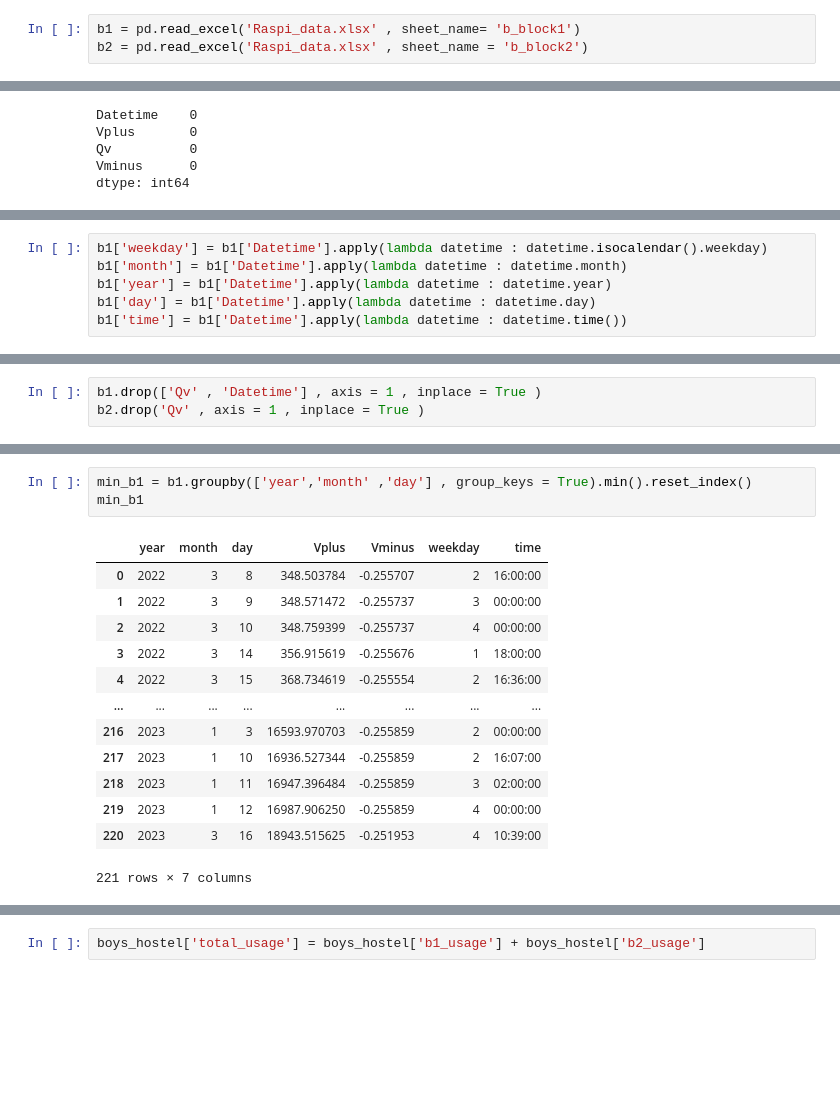
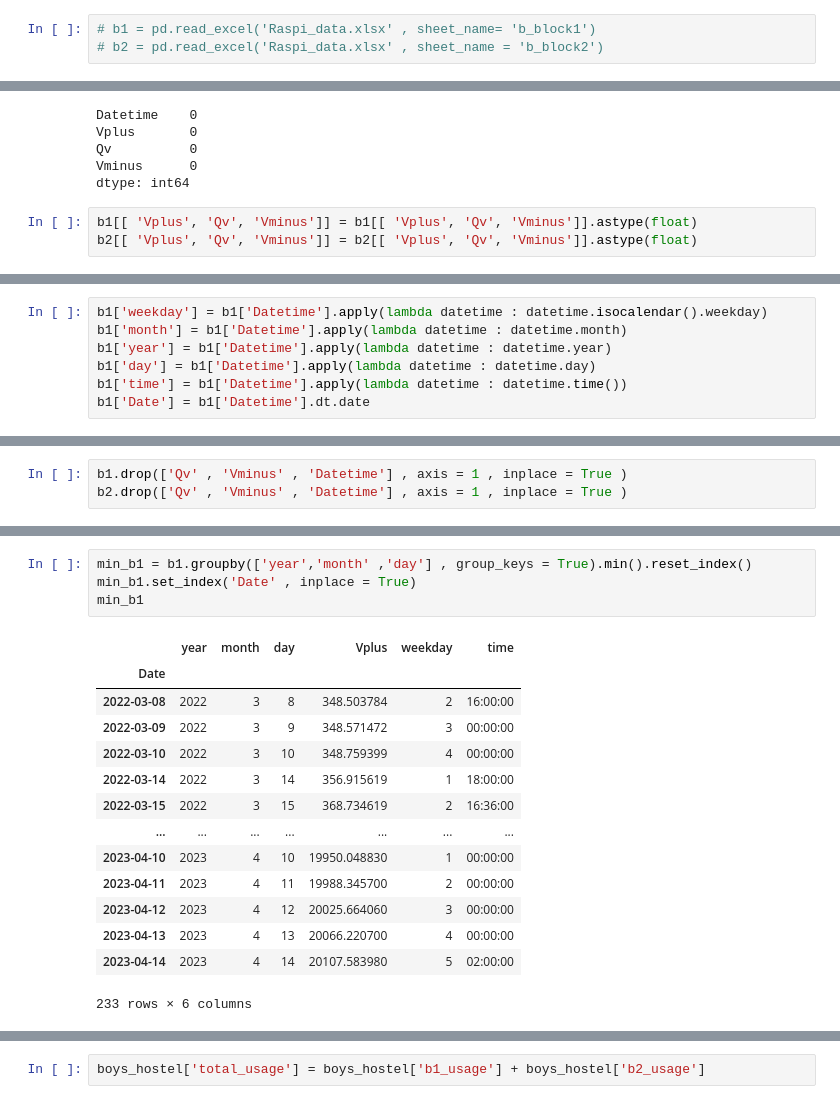
Before and after one commit to digital-twin-water-management/digital-twin-ml-model, a Jupyter notebook: b-block.ipynb, the cells around one changed output, grey strips where cells are left out. Drawn from its saved outputs; the diff is of its cells as text; blank space fills up the shorter version.

```diff
--- a/b-block.ipynb
+++ b/b-block.ipynb
@@ -5,6 +59,6 @@ import matplotlib.pyplot as plt
 # %%
-b1 = pd.read_excel('Raspi_data.xlsx' , sheet_name= 'b_block1')
-b2 = pd.read_excel('Raspi_data.xlsx' , sheet_name = 'b_block2')
+# b1 = pd.read_excel('Raspi_data.xlsx' , sheet_name= 'b_block1')
+# b2 = pd.read_excel('Raspi_data.xlsx' , sheet_name = 'b_block2')
 # %%
 b1.drop('cputemp' ,axis= 1 , inplace = True)
 b2.drop('cputemp' , axis = 1 ,inplace = True)
@@ -35,6 +89,9 @@ Vplus       0
 Qv          0
 Vminus      0
 dtype: int64
+# %%
+b1[[ 'Vplus', 'Qv', 'Vminus']] = b1[[ 'Vplus', 'Qv', 'Vminus']].astype(float)
+b2[[ 'Vplus', 'Qv', 'Vminus']] = b2[[ 'Vplus', 'Qv', 'Vminus']].astype(float)
 # %%
 b1.info()
 # %% [output]
@@ -58,6 +130,7 @@ b1['month'] = b1['Datetime'].apply(lambda datetime : datetime.month)
 b1['year'] = b1['Datetime'].apply(lambda datetime : datetime.year)
 b1['day'] = b1['Datetime'].apply(lambda datetime : datetime.day)
 b1['time'] = b1['Datetime'].apply(lambda datetime : datetime.time())
+b1['Date'] = b1['Datetime'].dt.date
 # %%
 b2['weekday'] = b2['time'].apply(lambda datetime : datetime.isocalendar().weekday)
 b2['month'] = b2['time'].apply(lambda datetime : datetime.month)
@@ -85,6 +159,6 @@ b2.head()
 # %%
-b1.drop(['Qv' , 'Datetime'] , axis = 1 , inplace = True )
-b2.drop('Qv' , axis = 1 , inplace = True )
+b1.drop(['Qv' , 'Vminus' , 'Datetime'] , axis = 1 , inplace = True )
+b2.drop(['Qv' , 'Vminus' , 'Datetime'] , axis = 1 , inplace = True )
 # %%
 b1.head()
 # %% [output]
@@ -123,19 +199,21 @@ max_b1
 # %%
 min_b1 = b1.groupby(['year','month' ,'day'] , group_keys = True).min().reset_index()
+min_b1.set_index('Date' , inplace = True)
 min_b1
 # %% [output]
-|  | year | month | day | Vplus | Vminus | weekday | time |
-| 0 | 2022 | 3 | 8 | 348.503784 | -0.255707 | 2 | 16:00:00 |
-| 1 | 2022 | 3 | 9 | 348.571472 | -0.255737 | 3 | 00:00:00 |
-| 2 | 2022 | 3 | 10 | 348.759399 | -0.255737 | 4 | 00:00:00 |
-| 3 | 2022 | 3 | 14 | 356.915619 | -0.255676 | 1 | 18:00:00 |
-| 4 | 2022 | 3 | 15 | 368.734619 | -0.255554 | 2 | 16:36:00 |
-| ... | ... | ... | ... | ... | ... | ... | ... |
-| 216 | 2023 | 1 | 3 | 16593.970703 | -0.255859 | 2 | 00:00:00 |
-| 217 | 2023 | 1 | 10 | 16936.527344 | -0.255859 | 2 | 16:07:00 |
-| 218 | 2023 | 1 | 11 | 16947.396484 | -0.255859 | 3 | 02:00:00 |
-| 219 | 2023 | 1 | 12 | 16987.906250 | -0.255859 | 4 | 00:00:00 |
-| 220 | 2023 | 3 | 16 | 18943.515625 | -0.251953 | 4 | 10:39:00 |
+|  | year | month | day | Vplus | weekday | time |
+| Date |  |  |  |  |  |  |
+| 2022-03-08 | 2022 | 3 | 8 | 348.503784 | 2 | 16:00:00 |
+| 2022-03-09 | 2022 | 3 | 9 | 348.571472 | 3 | 00:00:00 |
+| 2022-03-10 | 2022 | 3 | 10 | 348.759399 | 4 | 00:00:00 |
+| 2022-03-14 | 2022 | 3 | 14 | 356.915619 | 1 | 18:00:00 |
+| 2022-03-15 | 2022 | 3 | 15 | 368.734619 | 2 | 16:36:00 |
+| ... | ... | ... | ... | ... | ... | ... |
+| 2023-04-10 | 2023 | 4 | 10 | 19950.048830 | 1 | 00:00:00 |
+| 2023-04-11 | 2023 | 4 | 11 | 19988.345700 | 2 | 00:00:00 |
+| 2023-04-12 | 2023 | 4 | 12 | 20025.664060 | 3 | 00:00:00 |
+| 2023-04-13 | 2023 | 4 | 13 | 20066.220700 | 4 | 00:00:00 |
+| 2023-04-14 | 2023 | 4 | 14 | 20107.583980 | 5 | 02:00:00 |
-221 rows × 7 columns
+233 rows × 6 columns
 # %%
 max_b2 = b2.groupby(['year','month' ,'day'] , group_keys = True).max().reset_index()
```
Also changed, not shown: parts of 35 cells of this notebook, 7 other files.
